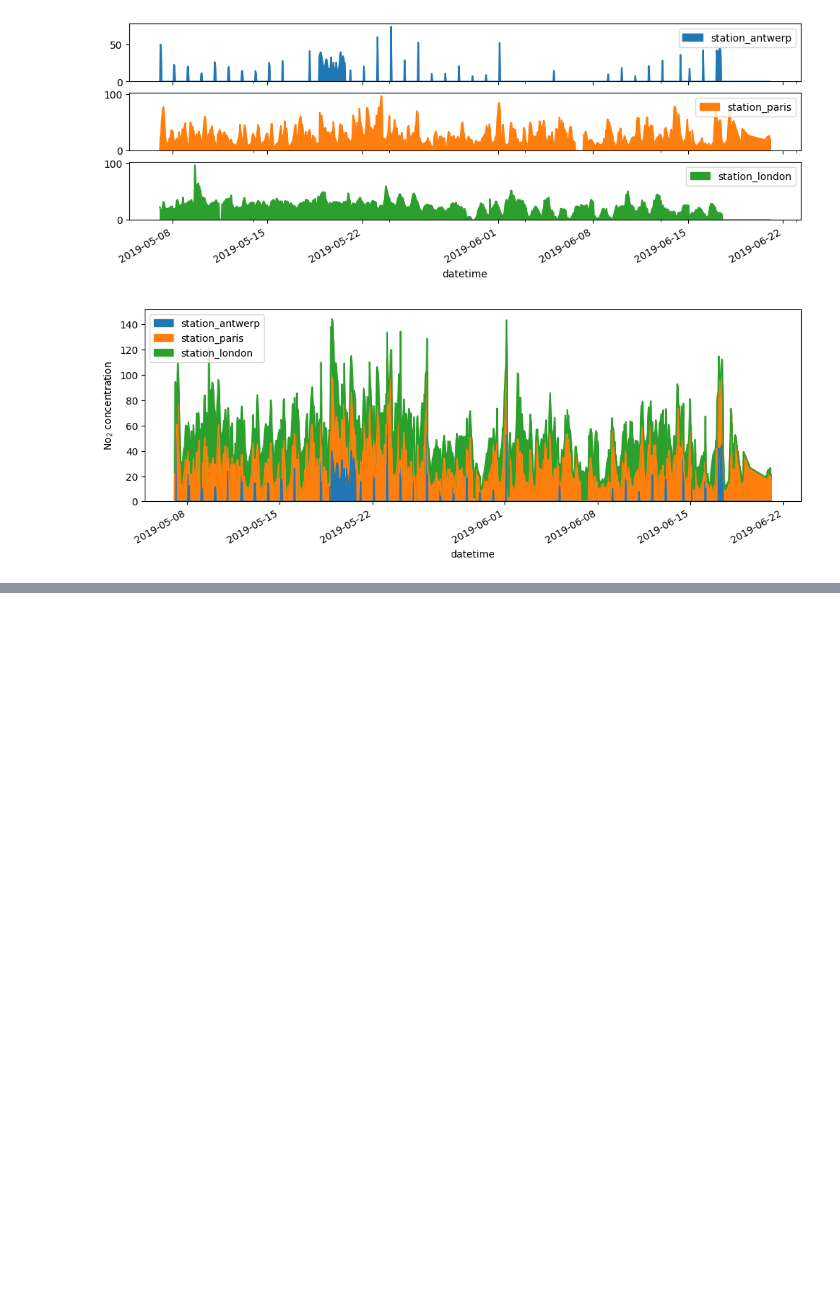
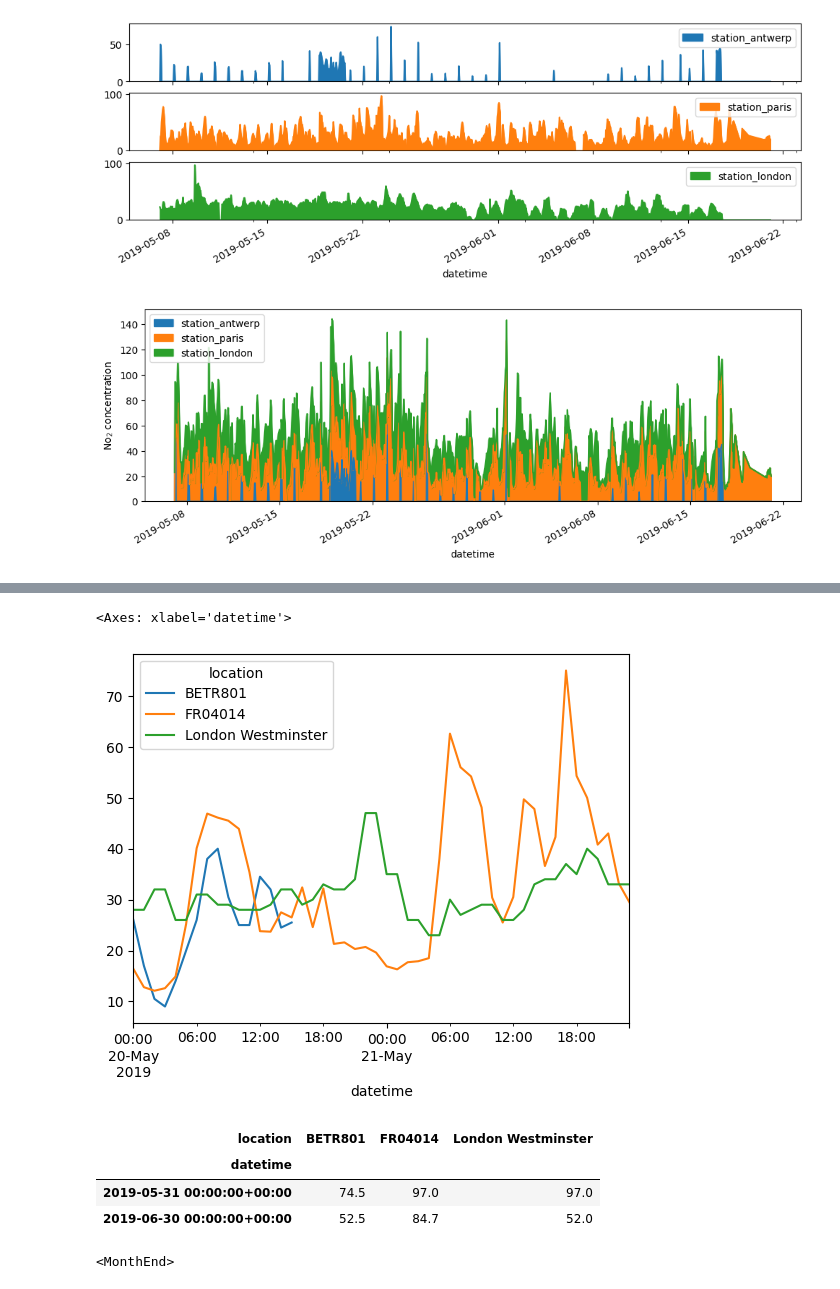
Before and after one commit to Incharajayaram/learning_ml, a Jupyter notebook: learning_pandas.ipynb, the cells around one changed output, grey strips where cells are left out. Cells and saved outputs as stored; diff of their text form; code cells hidden in the pictures; blank space fills up the shorter version.

```diff
--- a/learning_pandas.ipynb
+++ b/learning_pandas.ipynb
@@ -249,0 +648,3 @@ plt.show()
+# %%
+no_2 = air_quality.pivot(index="datetime", columns="location", values="value")
+no_2.head()
@@ -249,0 +670,17 @@ plt.show()
+# %%
+no_2["2019-05-20":"2019-05-21"].plot()
+# %% [output]
+<Axes: xlabel='datetime'>
+[figure, added]
+# %%
+monthly_max = no_2.resample("ME").max()
+monthly_max
+# %% [output]
+| location | BETR801 | FR04014 | London Westminster |
+| datetime |  |  |  |
+| 2019-05-31 00:00:00+00:00 | 74.5 | 97.0 | 97.0 |
+| 2019-06-30 00:00:00+00:00 | 52.5 | 84.7 | 52.0 |
+# %%
+monthly_max.index.freq
+# %% [output]
+<MonthEnd>
```
Also changed, not shown: parts of 51 cells of this notebook, 5 other files.
